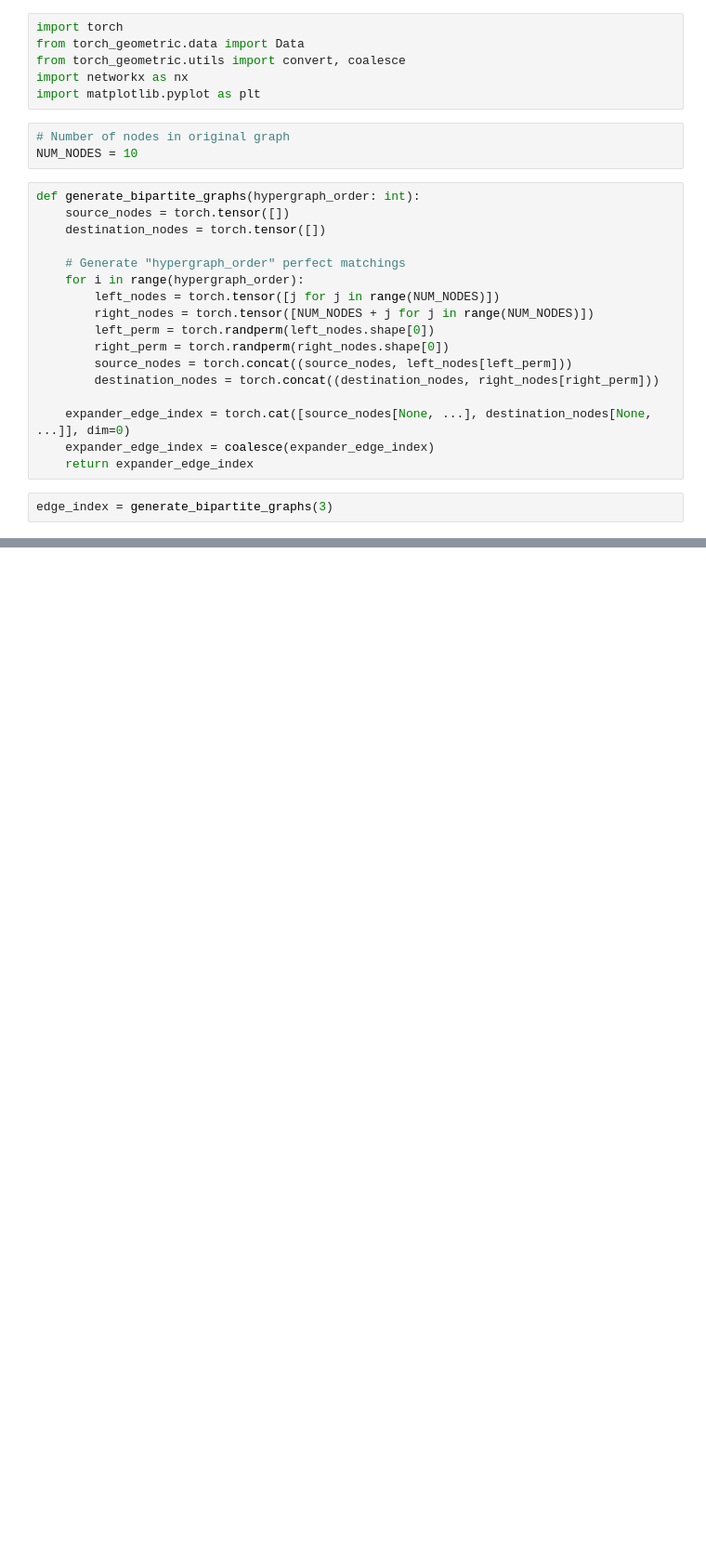
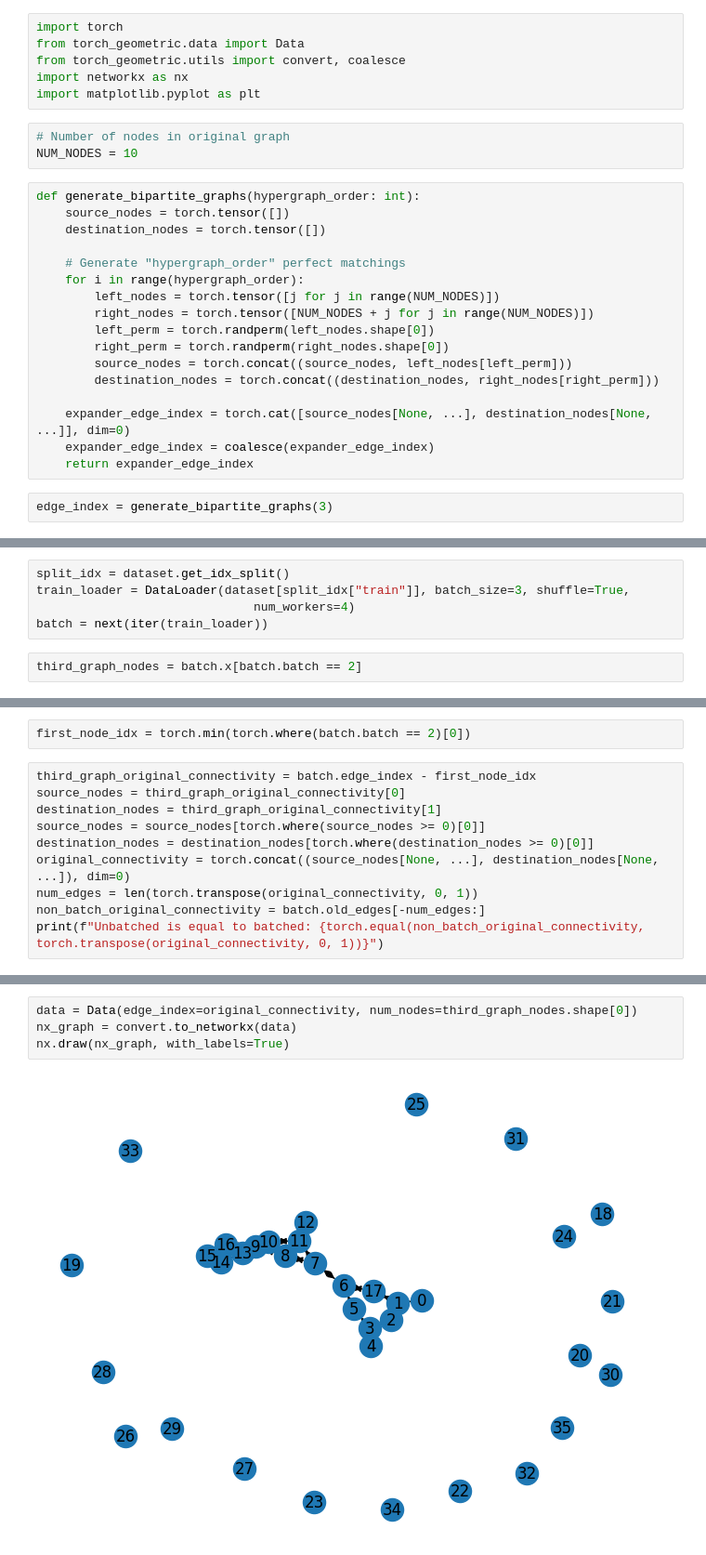
Before and after one commit to dransyhe/higher-order-EGP, a Jupyter notebook: expander_graph_visualisation.ipynb, the cells around one changed output, grey strips where cells are left out. Shown at 93% size. Saved outputs shown, nothing was run; the diff lists cells and outputs as text; blank space fills up the shorter version.

```diff
--- a/expander_graph_visualisation.ipynb
+++ b/expander_graph_visualisation.ipynb
@@ -35,0 +58,7 @@ nx.draw(nx_graph, pos=pos, with_labels=True)
+# %%
+split_idx = dataset.get_idx_split()
+train_loader = DataLoader(dataset[split_idx["train"]], batch_size=3, shuffle=True,
+                              num_workers=4)
+batch = next(iter(train_loader))
+# %%
+third_graph_nodes = batch.x[batch.batch == 2]
@@ -35,0 +71,12 @@ nx.draw(nx_graph, pos=pos, with_labels=True)
+# %%
+first_node_idx = torch.min(torch.where(batch.batch == 2)[0])
+# %%
+third_graph_original_connectivity = batch.edge_index - first_node_idx
+source_nodes = third_graph_original_connectivity[0]
+destination_nodes = third_graph_original_connectivity[1]
+source_nodes = source_nodes[torch.where(source_nodes >= 0)[0]]
+destination_nodes = destination_nodes[torch.where(destination_nodes >= 0)[0]]
+original_connectivity = torch.concat((source_nodes[None, ...], destination_nodes[None, ...]), dim=0)
+num_edges = len(torch.transpose(original_connectivity, 0, 1))
+non_batch_original_connectivity = batch.old_edges[-num_edges:]
+print(f"Unbatched is equal to batched: {torch.equal(non_batch_original_connectivity, torch.transpose(original_connectivity, 0, 1))}")
@@ -35,0 +92,6 @@ nx.draw(nx_graph, pos=pos, with_labels=True)
+# %%
+data = Data(edge_index=original_connectivity, num_nodes=third_graph_nodes.shape[0])
+nx_graph = convert.to_networkx(data)
+nx.draw(nx_graph, with_labels=True)
+# %% [output]
+[figure, added]
```
Also changed, not shown: parts of 9 cells of this notebook, 1 other file.
